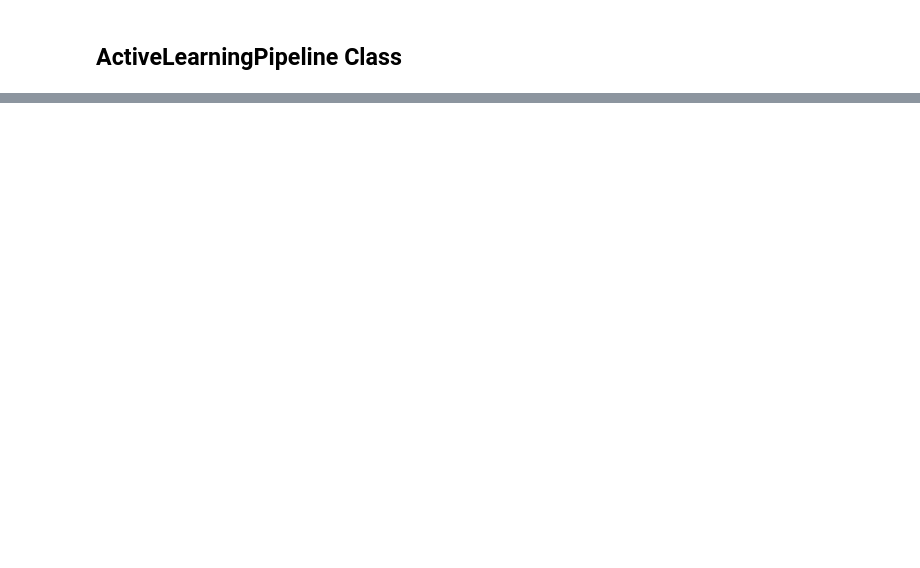
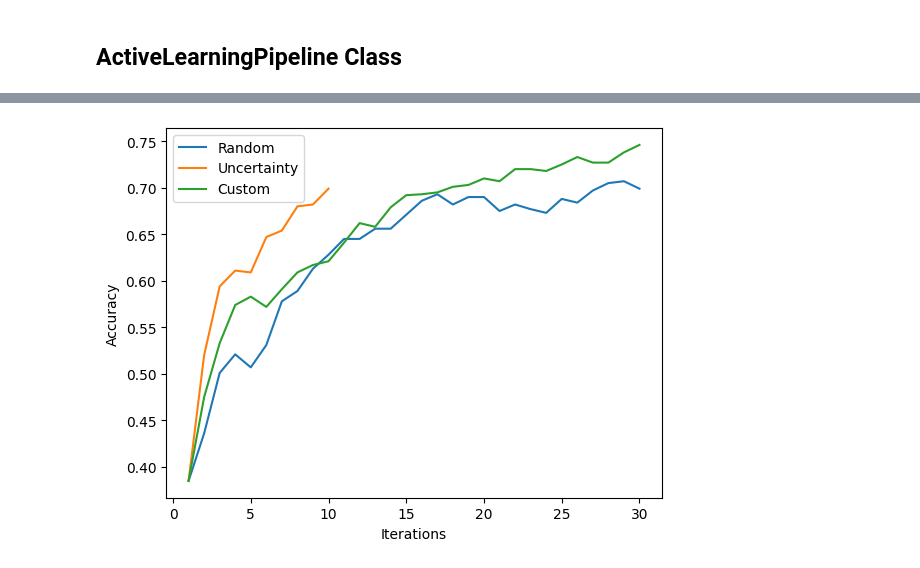
Before and after one commit to NaomiDerel/Active_Learning_GNN_Lab, a Jupyter notebook: Part 1.ipynb, the cells around one changed output, grey strips where cells are left out. Drawn from its saved outputs; the diff is of its cells as text; code cells hidden in the pictures; blank space fills up the shorter version.

```diff
--- a/Part 1.ipynb
+++ b/Part 1.ipynb
@@ -241,0 +329,3 @@ Iteration 50/50 started
+# %%
+### Random sampling:
+random_dict = explore_selection_criteria('random')
@@ -241,0 +354,3 @@ Iteration 50/50 started
+# %%
+### Uncertainty sampling:
+uncertainty_dict = explore_selection_criteria('uncertainty')
@@ -241,0 +379,3 @@ Iteration 50/50 started
+# %%
+### Custom sampling:
+custom_dict = explore_selection_criteria('custom')
@@ -241,0 +404,17 @@ Iteration 50/50 started
+# %%
+### plot only best random forest models:
+
+rand_forest = random_dict[('RandomForestClassifier', 0)]
+uncertainty_forest = uncertainty_dict[('RandomForestClassifier', 2)]
+custom_forest = custom_dict[('RandomForestClassifier', 0)]
+
+plt.plot(range(1, len(rand_forest) + 1), rand_forest, label='Random')
+plt.plot(range(1, len(uncertainty_forest) + 1), uncertainty_forest, label='Uncertainty')
+plt.plot(range(1, len(custom_forest) + 1), custom_forest, label='Custom')
+
+plt.xlabel('Iterations')
+plt.ylabel('Accuracy')
+plt.legend()
+plt.show()
+# %% [output]
+[figure, added]
```
Also changed, not shown: parts of 11 cells of this notebook, 8 other files.
